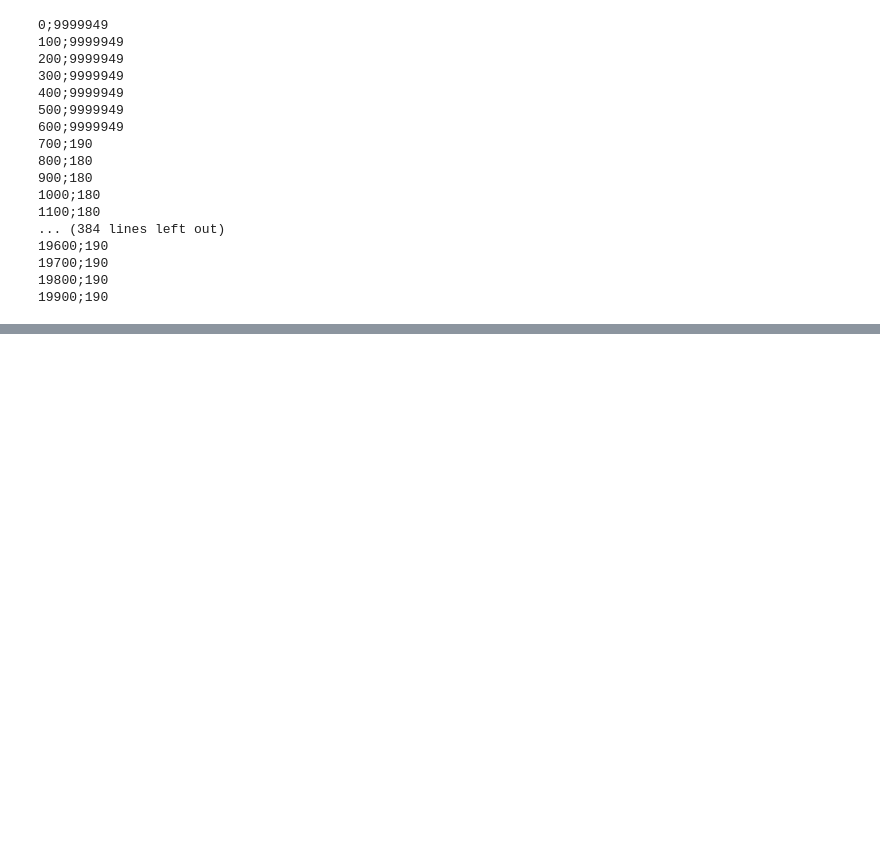
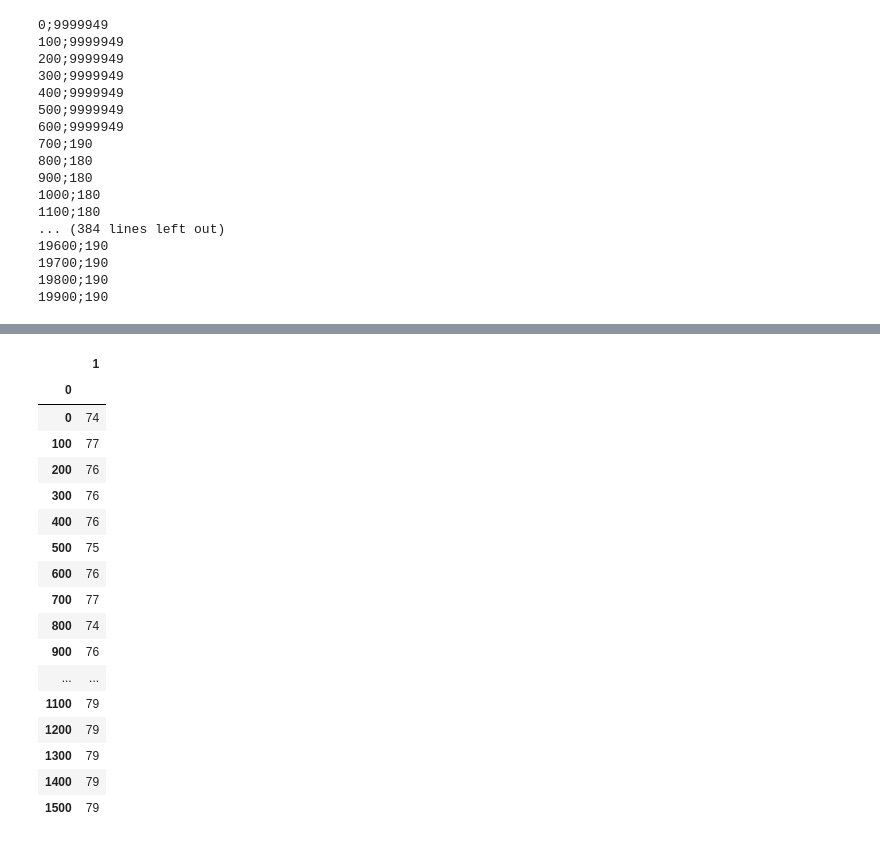
Before and after one commit to hAckdamDys/pyage, a Jupyter notebook: satcnf_notebook.ipynb, the cells around one changed output, grey strips where cells are left out. Drawn from its saved outputs; the diff is of its cells as text; code cells hidden in the pictures; blank space fills up the shorter version.

```diff
--- a/satcnf_notebook.ipynb
+++ b/satcnf_notebook.ipynb
@@ -66,0 +261,21 @@ pyage-20180315_050839.log                   start_notebook.ipynb
+# %%
+plot_data
+# %% [output]
+|  | 1 |
+| 0 |  |
+| 0 | 74 |
+| 100 | 77 |
+| 200 | 76 |
+| 300 | 76 |
+| 400 | 76 |
+| 500 | 75 |
+| 600 | 76 |
+| 700 | 77 |
+| 800 | 74 |
+| 900 | 76 |
+| ... | ... |
+| 1100 | 79 |
+| 1200 | 79 |
+| 1300 | 79 |
+| 1400 | 79 |
+| 1500 | 79 |
```
Also changed, not shown: parts of 21 cells of this notebook, 2 other files.
